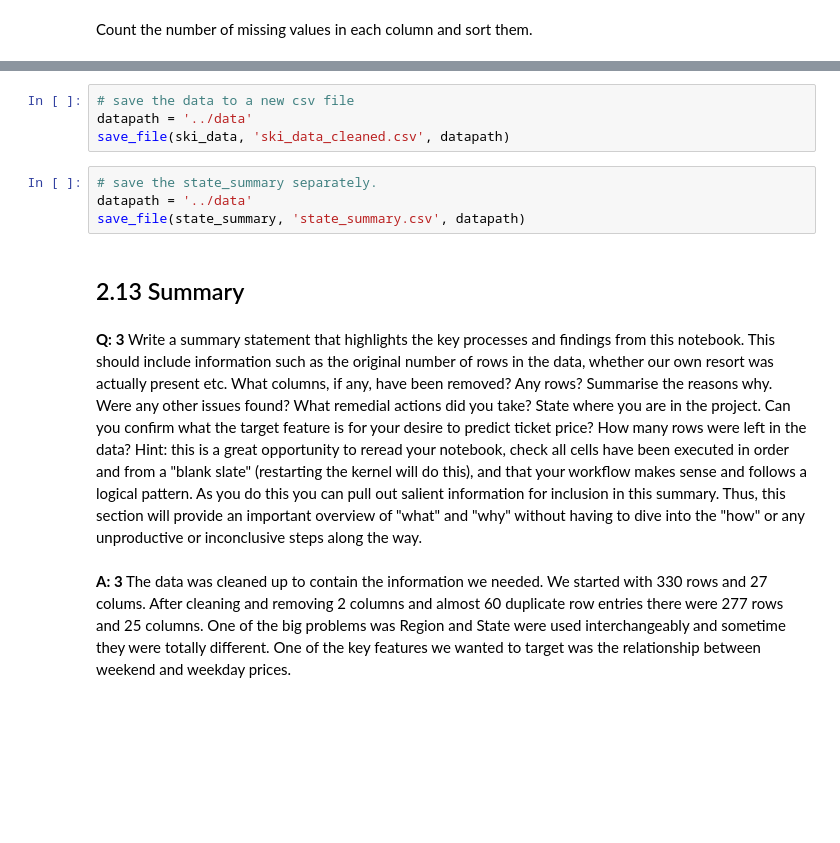
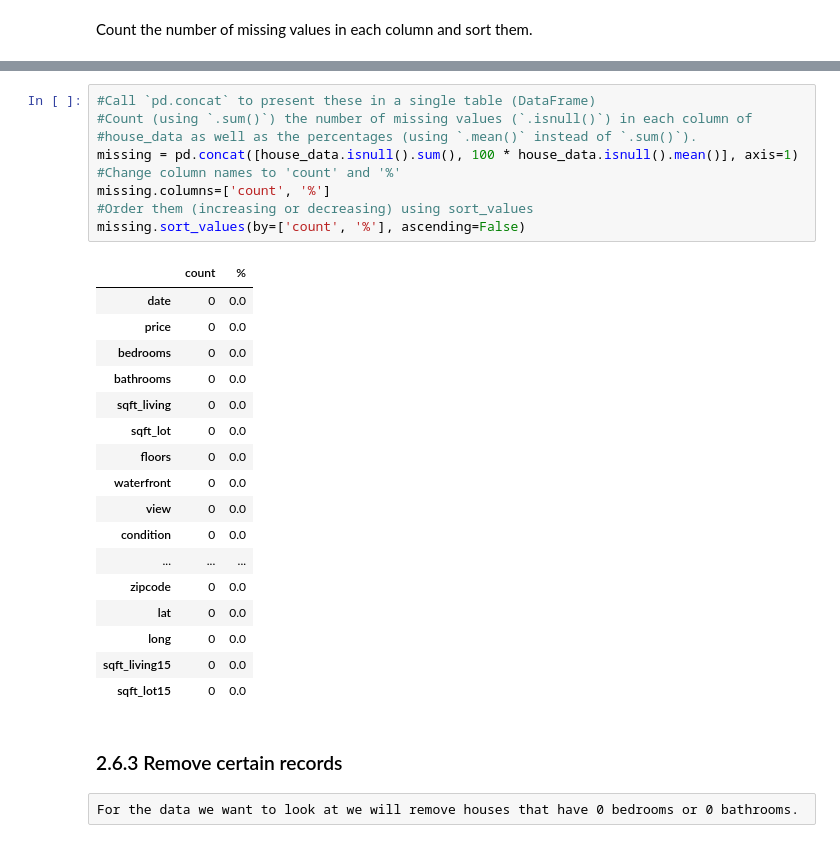
Before and after one commit to deeptijindal/Springboard, a Jupyter notebook: Capstone 2/02_data_wrangling.ipynb, the cells around one changed output, grey strips where cells are left out. Drawn from its saved outputs; the diff is of its cells as text; blank space fills up the shorter version.

```diff
--- a/Capstone 2/02_data_wrangling.ipynb
+++ b/Capstone 2/02_data_wrangling.ipynb
@@ -596,14 +103,31 @@ Save this to your data directory, separately. Note that you were provided with t
-# %%
-# save the data to a new csv file
-datapath = '../data'
-save_file(ski_data, 'ski_data_cleaned.csv', datapath)
-# %%
-# save the state_summary separately.
-datapath = '../data'
-save_file(state_summary, 'state_summary.csv', datapath)
-# %% [markdown]
-## 2.13 Summary<a id='2.13_Summary'></a>
-# %% [markdown]
-**Q: 3** Write a summary statement that highlights the key processes and findings from this notebook. This should include information such as the original number of rows in the data, whether our own resort was actually present etc. What columns, if any, have been removed? Any rows? Summarise the reasons why. Were any other issues found? What remedial actions did you take? State where you are in the project. Can you confirm what the target feature is for your desire to predict ticket price? How many rows were left in the data? Hint: this is a great opportunity to reread your notebook, check all cells have been executed in order and from a "blank slate" (restarting the kernel will do this), and that your workflow makes sense and follows a logical pattern. As you do this you can pull out salient information for inclusion in this summary. Thus, this section will provide an important overview of "what" and "why" without having to dive into the "how" or any unproductive or inconclusive steps along the way.
-# %% [markdown]
-**A: 3** The data was cleaned up to contain the information we needed.  We started with 330 rows and 27 colums.  After cleaning and removing 2 columns and almost 60 duplicate row entries there were 277 rows and 25 columns.  One of the big problems was Region and State were used interchangeably and sometime they were totally different.  One of the key features we wanted to target was the relationship between weekend and weekday prices.
+# %%
+#Call `pd.concat` to present these in a single table (DataFrame)
+#Count (using `.sum()`) the number of missing values (`.isnull()`) in each column of
+#house_data as well as the percentages (using `.mean()` instead of `.sum()`).
+missing = pd.concat([house_data.isnull().sum(), 100 * house_data.isnull().mean()], axis=1)
+#Change column names to 'count' and '%'
+missing.columns=['count', '%']
+#Order them (increasing or decreasing) using sort_values
+missing.sort_values(by=['count', '%'], ascending=False)
+# %% [output]
+|  | count | % |
+| date | 0 | 0.0 |
+| price | 0 | 0.0 |
+| bedrooms | 0 | 0.0 |
+| bathrooms | 0 | 0.0 |
+| sqft_living | 0 | 0.0 |
+| sqft_lot | 0 | 0.0 |
+| floors | 0 | 0.0 |
+| waterfront | 0 | 0.0 |
+| view | 0 | 0.0 |
+| condition | 0 | 0.0 |
+| ... | ... | ... |
+| zipcode | 0 | 0.0 |
+| lat | 0 | 0.0 |
+| long | 0 | 0.0 |
+| sqft_living15 | 0 | 0.0 |
+| sqft_lot15 | 0 | 0.0 |
+# %% [markdown]
+### 2.6.3 Remove certain records
+# %% [raw]
+For the data we want to look at we will remove houses that have 0 bedrooms or 0 bathrooms.
```
Also changed, not shown: parts of 169 cells of this notebook.
